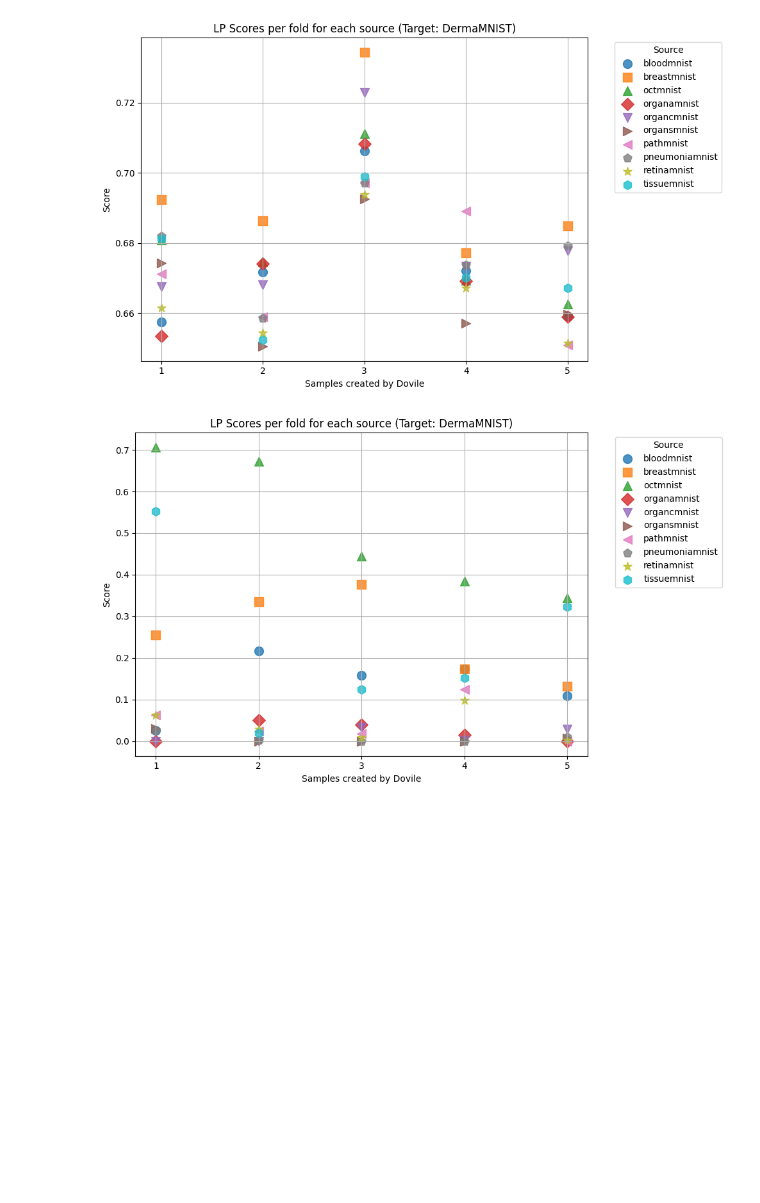
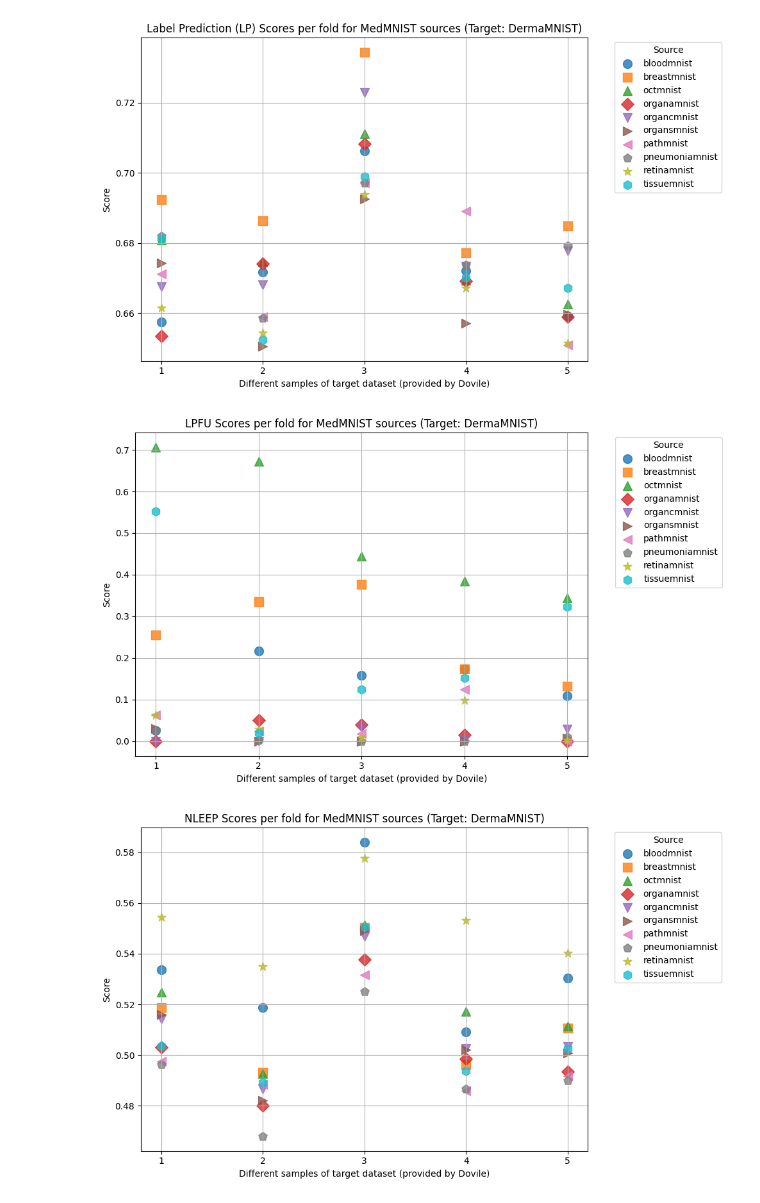
Before and after one commit to niclasclassen/transferability-in-medical-imaging, a Jupyter notebook: plot_score_variations.ipynb, the cells around one changed output. Saved outputs shown, nothing was run; the diff lists cells and outputs as text; code cells hidden in the pictures; blank space fills up the shorter version.

```diff
--- a/plot_score_variations.ipynb
+++ b/plot_score_variations.ipynb
@@ -169,16 +138,16 @@ for i, (source, points) in enumerate(source_scores.items()):
     plt.scatter(x_vals, y_vals, marker=marker, label=source, s=100, alpha=0.8)
 
 # Plot settings
-plt.xlabel("Samples created by Dovile")
+plt.xlabel("Different samples of target dataset (provided by Dovile)")
 plt.ylabel("Score")
-plt.title("LP Scores per fold for each source (Target: DermaMNIST)")
+plt.title("Label Prediction (LP) Scores per fold for MedMNIST sources (Target: DermaMNIST)")
 plt.xticks(range(1, len(csv_files) + 1))
 plt.grid(True)
 plt.legend(title="Source", bbox_to_anchor=(1.05, 1), loc='upper left')
 plt.tight_layout()
 plt.show()
 # %% [output]
-[figure, old version]
+[figure, new version]
 # %%
 lp_df = pd.read_csv('src/results/lp_dataset_fold5.csv')
 fu_df = pd.read_csv('src/results/fu_dataset_fold5.csv')
@@ -246,13 +215,63 @@ for i, (source, points) in enumerate(source_scores.items()):
     plt.scatter(x_vals, y_vals, marker=marker, label=source, s=100, alpha=0.8)
 
 # Plot settings
-plt.xlabel("Samples created by Dovile")
+plt.xlabel("Different samples of target dataset (provided by Dovile)")
 plt.ylabel("Score")
-plt.title("LP Scores per fold for each source (Target: DermaMNIST)")
+plt.title("LPFU Scores per fold for MedMNIST sources (Target: DermaMNIST)")
 plt.xticks(range(1, len(csv_files) + 1))
 plt.grid(True)
 plt.legend(title="Source", bbox_to_anchor=(1.05, 1), loc='upper left')
 plt.tight_layout()
 plt.show()
 # %% [output]
-[figure, old version]
+[figure, new version]
+# %%
+import pandas as pd
+import matplotlib.pyplot as plt
+
+# Define paths to your 5 CSV files (adjust as needed)
+csv_files = [
+    "src/results/nleep_dataset_fold1.csv",
+    "src/results/nleep_dataset_fold2.csv",
+    "src/results/nleep_dataset_fold3.csv",
+    "src/results/nleep_dataset_fold4.csv",
+    "src/results/nleep_dataset_fold5.csv",
+]
+
+# List of unique markers for each source
+markers = ['o', 's', '^', 'D', 'v', '>', '<', 'p', '*', 'h']
+marker_map = {}  # Will be filled based on source names
+
+# Store scores by source across folds
+source_scores = {}
+
+# Read and process each fold
+for fold_idx, file in enumerate(csv_files):
+    df = pd.read_csv(file)
+    for idx, row in df.iterrows():
+        source = row['source']
+        score = row['dermamnist']
+        if source not in source_scores:
+            source_scores[source] = []
+        source_scores[source].append((fold_idx + 1, score))  # fold index starts at 1
+
+# Plotting
+plt.figure(figsize=(10, 6))
+
+for i, (source, points) in enumerate(source_scores.items()):
+    x_vals = [pt[0] for pt in points]
+    y_vals = [pt[1] for pt in points]
+    marker = markers[i % len(markers)]
+    plt.scatter(x_vals, y_vals, marker=marker, label=source, s=100, alpha=0.8)
+
+# Plot settings
+plt.xlabel("Different samples of target dataset (provided by Dovile)")
+plt.ylabel("Score")
+plt.title("NLEEP Scores per fold for MedMNIST sources (Target: DermaMNIST)")
+plt.xticks(range(1, len(csv_files) + 1))
+plt.grid(True)
+plt.legend(title="Source", bbox_to_anchor=(1.05, 1), loc='upper left')
+plt.tight_layout()
+plt.show()
+# %% [output]
+[figure, added]
```
Also changed, not shown: parts of 3 cells of this notebook.
